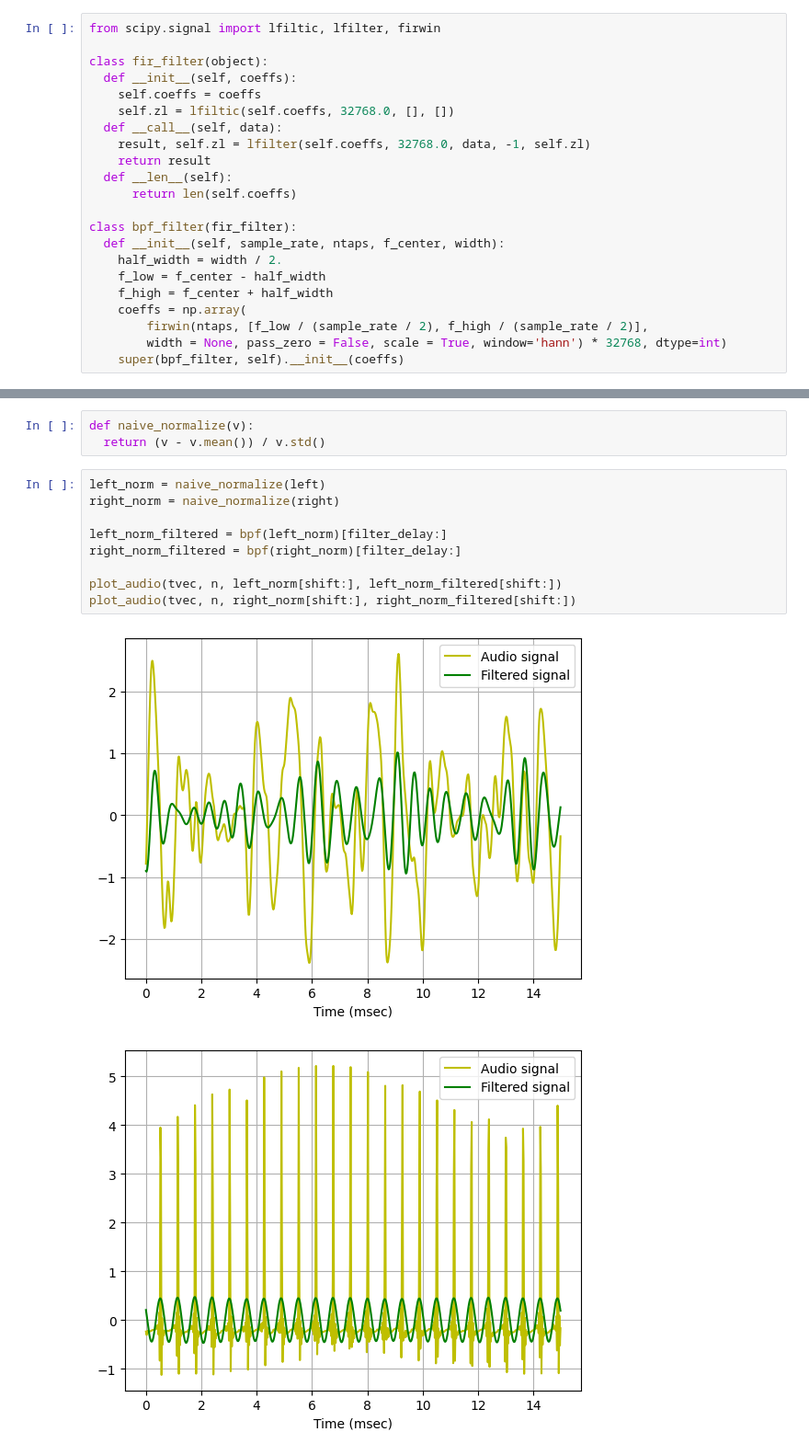
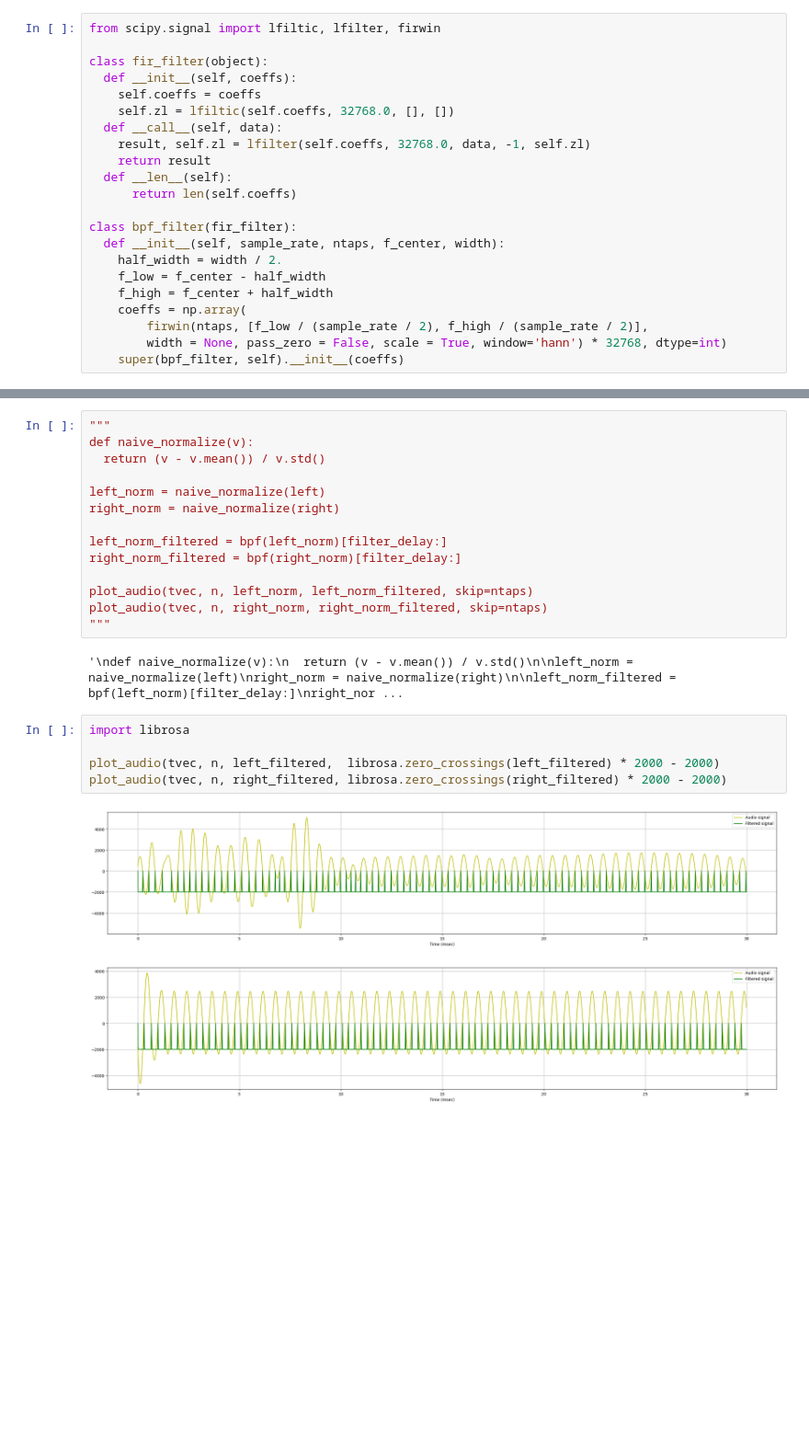
Before and after one commit to charlieh0tel/ddf_analysis, a Jupyter notebook: DopplerAnalysis1.ipynb, the cells around one changed output, grey strips where cells are left out. Shown at 92% size. Saved outputs shown, nothing was run; the diff lists cells and outputs as text; blank space fills up the shorter version.

```diff
--- a/DopplerAnalysis1.ipynb
+++ b/DopplerAnalysis1.ipynb
@@ -121,15 +126,24 @@ plot_audio(tvec, n, right, right_filtered, skip=ntaps)
-# %%
-def naive_normalize(v):
-  return (v - v.mean()) / v.std()
 # %%
+"""
+def naive_normalize(v):
+  return (v - v.mean()) / v.std()
+
 left_norm = naive_normalize(left)
 right_norm = naive_normalize(right)
 
 left_norm_filtered = bpf(left_norm)[filter_delay:]
 right_norm_filtered = bpf(right_norm)[filter_delay:]
 
-plot_audio(tvec, n, left_norm[shift:], left_norm_filtered[shift:])
-plot_audio(tvec, n, right_norm[shift:], right_norm_filtered[shift:])
+plot_audio(tvec, n, left_norm, left_norm_filtered, skip=ntaps)
+plot_audio(tvec, n, right_norm, right_norm_filtered, skip=ntaps)
+"""
 # %% [output]
-[figure, removed]
-[figure, removed]
+'\ndef naive_normalize(v):\n  return (v - v.mean()) / v.std()\n\nleft_norm = naive_normalize(left)\nright_norm = naive_normalize(right)\n\nleft_norm_filtered = bpf(left_norm)[filter_delay:]\nright_nor ...
+# %%
+import librosa
+
+plot_audio(tvec, n, left_filtered,  librosa.zero_crossings(left_filtered) * 2000 - 2000)
+plot_audio(tvec, n, right_filtered, librosa.zero_crossings(right_filtered) * 2000 - 2000)
+# %% [output]
+[figure, added]
+[figure, added]
```
Also changed, not shown: parts of 8 cells of this notebook.
